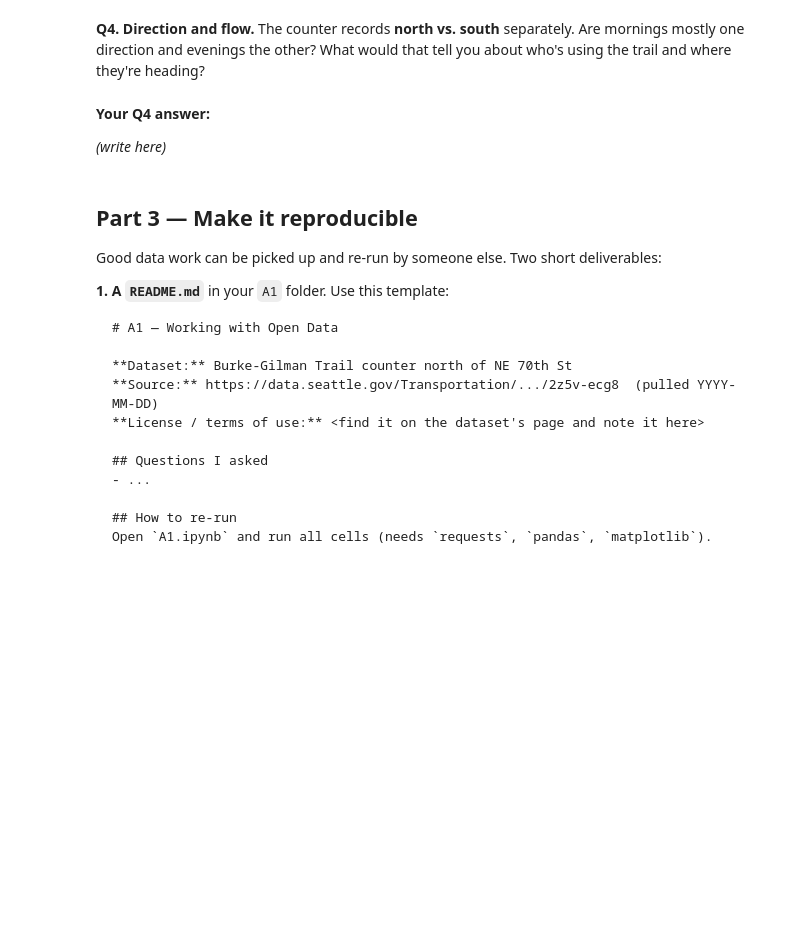
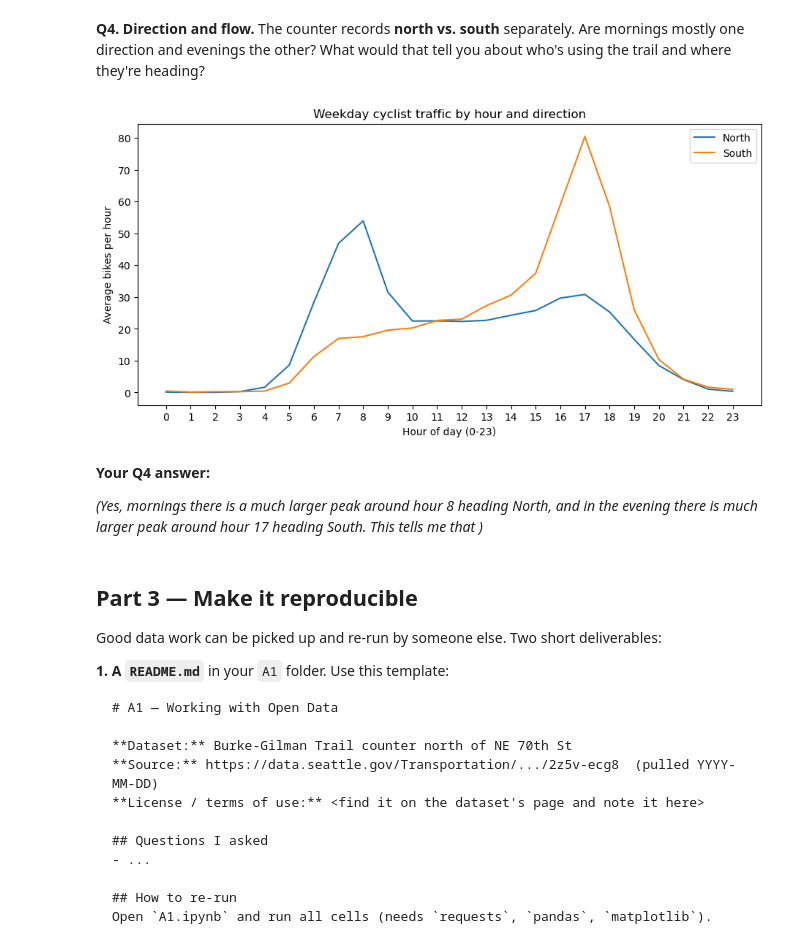
Before and after one commit to sarahjay5/hcde-410, a Jupyter notebook: A1/A1.ipynb, the cells around one changed output. Cells and saved outputs as stored; diff of their text form; code cells hidden in the pictures; blank space fills up the shorter version.

```diff
--- a/A1/A1.ipynb
+++ b/A1/A1.ipynb
@@ -130,11 +256,26 @@ Is there evidence people use the Burke-Gilman to *commute*, not just for fun? Co
 **Q4. Direction and flow.**
 The counter records **north vs. south** separately. Are mornings mostly one direction and evenings the other? What would that tell you about who's using the trail and where they're heading?
 # %%
-# Your code for Q4
+# Weekdays only, so weekend recreation doesn't blur the direction pattern
+weekdays = df[~df["weekday"].isin(["Saturday", "Sunday"])]
+
+# Average cyclists per hour in each direction
+by_hour = weekdays.groupby("hour")[["bike_north", "bike_south"]].mean()
+
+# Plot
+by_hour.plot(figsize=(11, 5))
+plt.title("Weekday cyclist traffic by hour and direction")
+plt.xlabel("Hour of day (0-23)")
+plt.ylabel("Average bikes per hour")
+plt.xticks(range(24))
+plt.legend(["North", "South"])
+plt.show()
+# %% [output]
+[figure, added]
 # %% [markdown]
 **Your Q4 answer:**
 
-*(write here)*
+*(Yes, mornings there is a much larger peak around hour 8 heading North, and in the evening there is much larger peak around hour 17 heading South. This tells me that )*
 # %% [markdown]
 ## Part 3 — Make it reproducible
 
```
Also changed, not shown: parts of 11 cells of this notebook.
